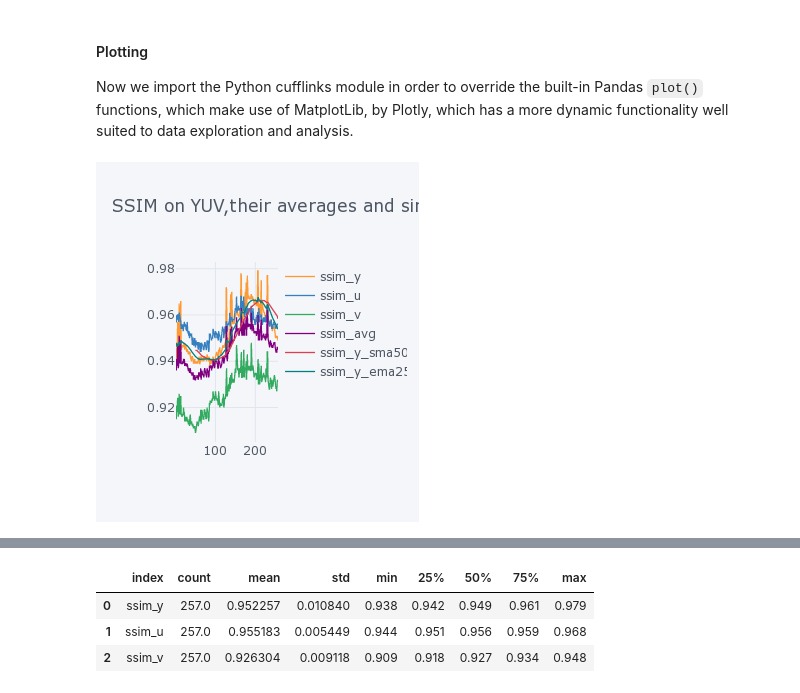
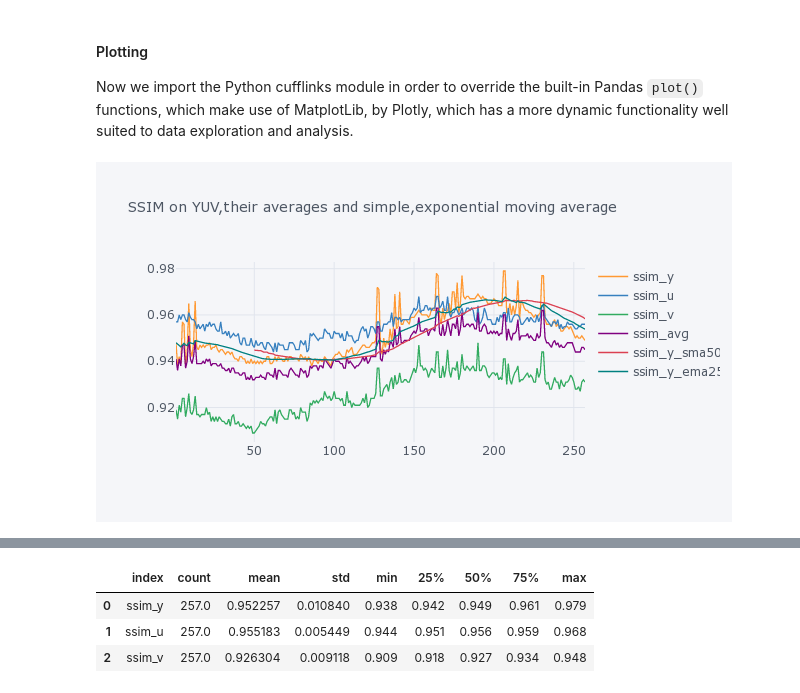
Before and after one commit to luisbarrancos/videometrics_jupyterlab, a Jupyter notebook: notebooks/video_generate_compression_x264_modules_loadjson.ipynb, the cells around one changed output, grey strips where cells are left out. Saved outputs shown, nothing was run; the diff lists cells and outputs as text; code cells hidden in the pictures.

```diff
--- a/notebooks/video_generate_compression_x264_modules_loadjson.ipynb
+++ b/notebooks/video_generate_compression_x264_modules_loadjson.ipynb
@@ -541,7 +607,8 @@ cf.set_config_file(theme="pearl",sharing="private",offline=True)
 # %%
-df.iplot(title="SSIM on YUV,their averages and simple/exp moving average")
+fig = df.iplot(title="SSIM on YUV,their averages and simple,exponential moving average", asFigure=True)
+fig.update_layout(title_font=dict(size=14))
 # %% [output]
-[figure, old version]
+[figure, new version]
 # %%
 df.iplot(y=["ssim_y", "ssim_u", "ssim_v", "ssim_y_ema25"],subplots=True, width=2.0)
 # %% [output]
```
Also changed, not shown: parts of 40 cells of this notebook, 1 other file.
